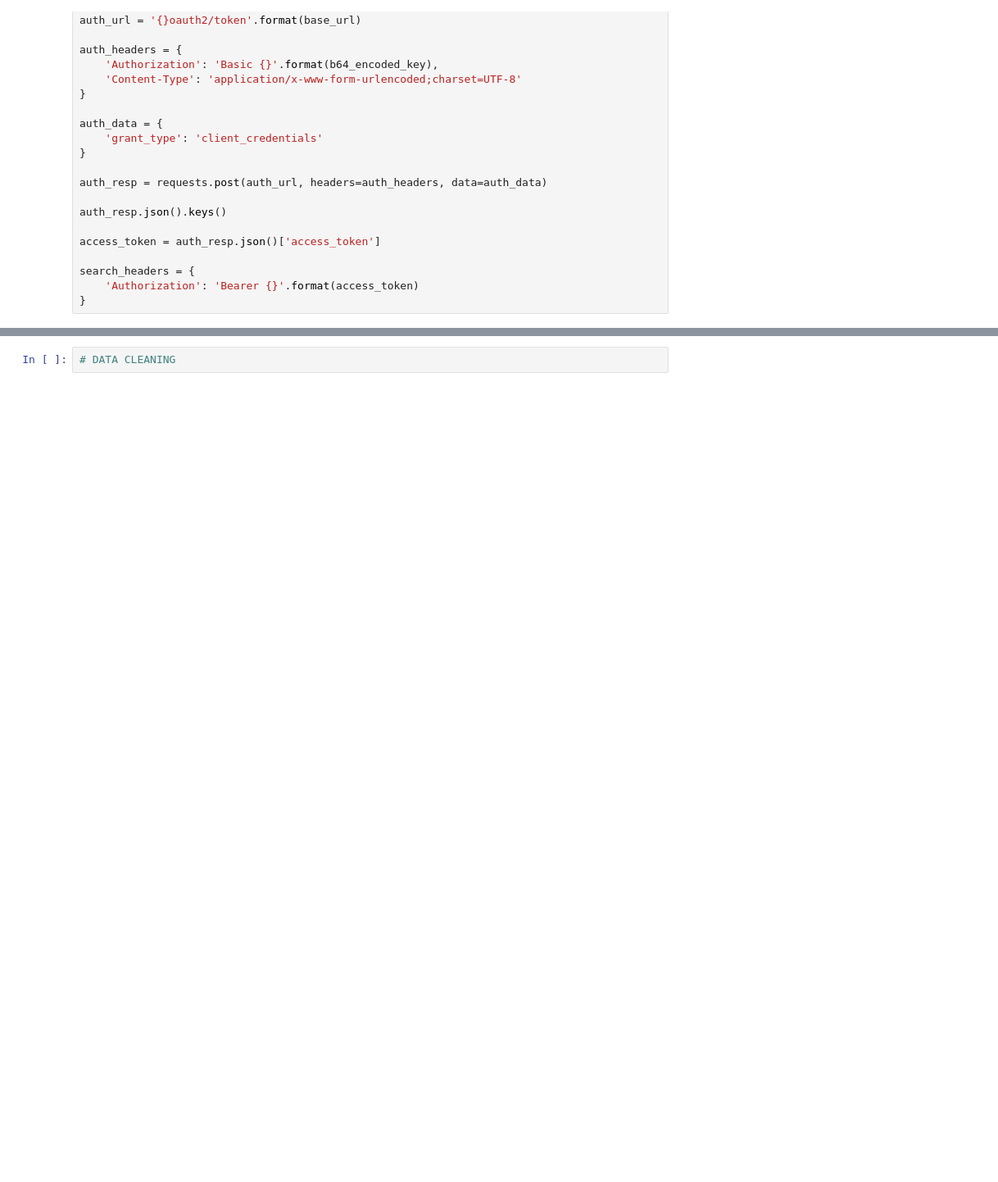
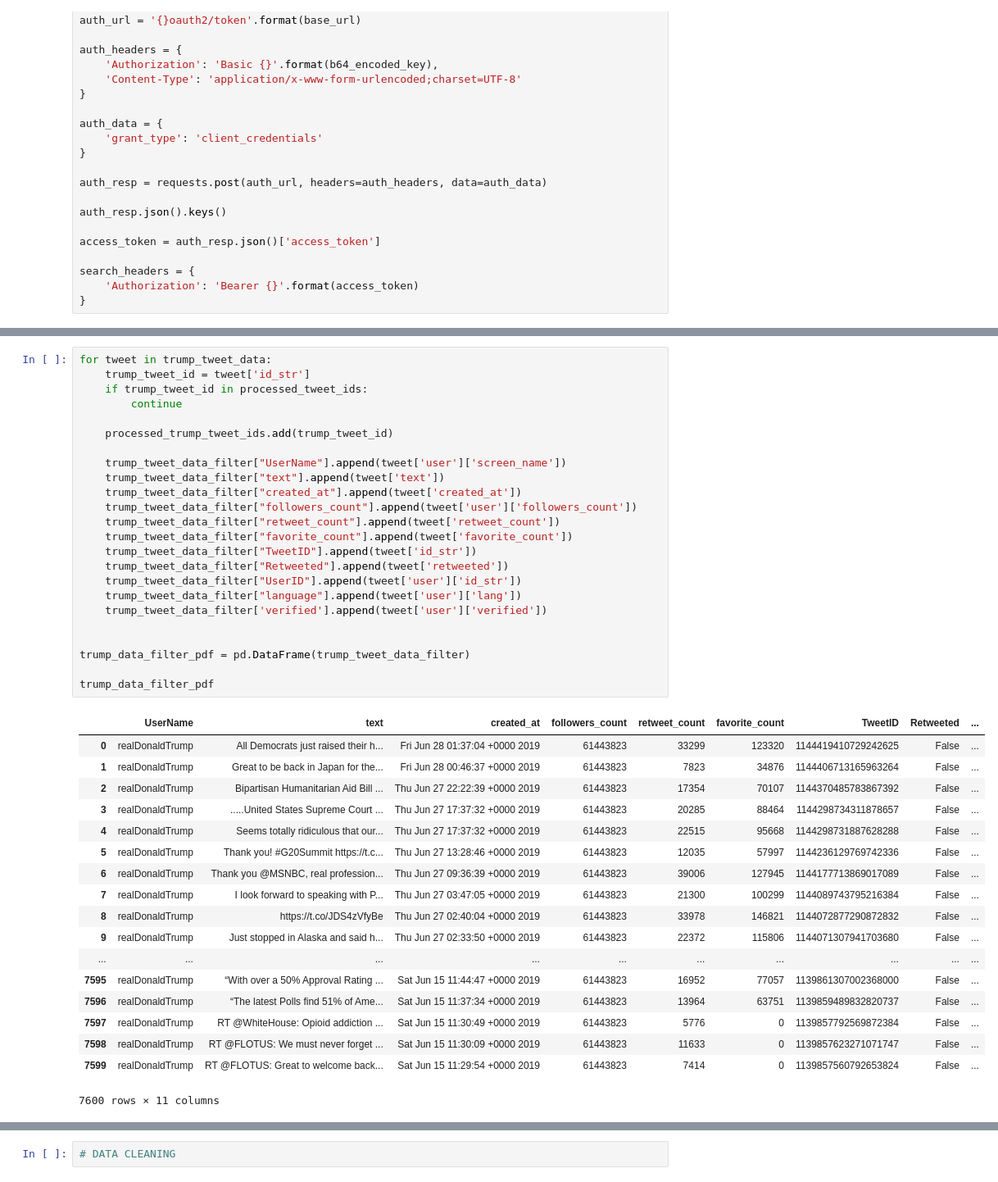
Before and after one commit to prathamantri/TwitterQueens, a Jupyter notebook: Starter_Notebook_New.ipynb, the cells around one changed output, grey strips where cells are left out. Shown at 82% size. Cells and saved outputs as stored; diff of their text form; blank space fills up the shorter version.

```diff
--- a/Starter_Notebook_New.ipynb
+++ b/Starter_Notebook_New.ipynb
@@ -188,0 +173,43 @@ trump_data_filter_pdf
+# %%
+for tweet in trump_tweet_data:
+    trump_tweet_id = tweet['id_str']
+    if trump_tweet_id in processed_tweet_ids:
+        continue
+
+    processed_trump_tweet_ids.add(trump_tweet_id)
+
+    trump_tweet_data_filter["UserName"].append(tweet['user']['screen_name'])
+    trump_tweet_data_filter["text"].append(tweet['text'])
+    trump_tweet_data_filter["created_at"].append(tweet['created_at'])
+    trump_tweet_data_filter["followers_count"].append(tweet['user']['followers_count'])
+    trump_tweet_data_filter["retweet_count"].append(tweet['retweet_count'])
+    trump_tweet_data_filter["favorite_count"].append(tweet['favorite_count'])
+    trump_tweet_data_filter["TweetID"].append(tweet['id_str'])
+    trump_tweet_data_filter["Retweeted"].append(tweet['retweeted'])
+    trump_tweet_data_filter["UserID"].append(tweet['user']['id_str'])
+    trump_tweet_data_filter["language"].append(tweet['user']['lang'])
+    trump_tweet_data_filter['verified'].append(tweet['user']['verified'])
+
+
+trump_data_filter_pdf = pd.DataFrame(trump_tweet_data_filter)
+
+trump_data_filter_pdf
+# %% [output]
+|  | UserName | text | created_at | followers_count | retweet_count | favorite_count | TweetID | Retweeted | ... |
+| 0 | realDonaldTrump | All Democrats just raised their h... | Fri Jun 28 01:37:04 +0000 2019 | 61443823 | 33299 | 123320 | 1144419410729242625 | False | ... |
+| 1 | realDonaldTrump | Great to be back in Japan for the... | Fri Jun 28 00:46:37 +0000 2019 | 61443823 | 7823 | 34876 | 1144406713165963264 | False | ... |
+| 2 | realDonaldTrump | Bipartisan Humanitarian Aid Bill ... | Thu Jun 27 22:22:39 +0000 2019 | 61443823 | 17354 | 70107 | 1144370485783867392 | False | ... |
+| 3 | realDonaldTrump | .....United States Supreme Court ... | Thu Jun 27 17:37:32 +0000 2019 | 61443823 | 20285 | 88464 | 1144298734311878657 | False | ... |
+| 4 | realDonaldTrump | Seems totally ridiculous that our... | Thu Jun 27 17:37:32 +0000 2019 | 61443823 | 22515 | 95668 | 1144298731887628288 | False | ... |
+| 5 | realDonaldTrump | Thank you! #G20Summit https://t.c... | Thu Jun 27 13:28:46 +0000 2019 | 61443823 | 12035 | 57997 | 1144236129769742336 | False | ... |
+| 6 | realDonaldTrump | Thank you @MSNBC, real profession... | Thu Jun 27 09:36:39 +0000 2019 | 61443823 | 39006 | 127945 | 1144177713869017089 | False | ... |
+| 7 | realDonaldTrump | I look forward to speaking with P... | Thu Jun 27 03:47:05 +0000 2019 | 61443823 | 21300 | 100299 | 1144089743795216384 | False | ... |
+| 8 | realDonaldTrump | https://t.co/JDS4zVfyBe | Thu Jun 27 02:40:04 +0000 2019 | 61443823 | 33978 | 146821 | 1144072877290872832 | False | ... |
+| 9 | realDonaldTrump | Just stopped in Alaska and said h... | Thu Jun 27 02:33:50 +0000 2019 | 61443823 | 22372 | 115806 | 1144071307941703680 | False | ... |
+| ... | ... | ... | ... | ... | ... | ... | ... | ... | ... |
+| 7595 | realDonaldTrump | “With over a 50% Approval Rating ... | Sat Jun 15 11:44:47 +0000 2019 | 61443823 | 16952 | 77057 | 1139861307002368000 | False | ... |
+| 7596 | realDonaldTrump | “The latest Polls find 51% of Ame... | Sat Jun 15 11:37:34 +0000 2019 | 61443823 | 13964 | 63751 | 1139859489832820737 | False | ... |
+| 7597 | realDonaldTrump | RT @WhiteHouse: Opioid addiction ... | Sat Jun 15 11:30:49 +0000 2019 | 61443823 | 5776 | 0 | 1139857792569872384 | False | ... |
+| 7598 | realDonaldTrump | RT @FLOTUS: We must never forget ... | Sat Jun 15 11:30:09 +0000 2019 | 61443823 | 11633 | 0 | 1139857623271071747 | False | ... |
+| 7599 | realDonaldTrump | RT @FLOTUS: Great to welcome back... | Sat Jun 15 11:29:54 +0000 2019 | 61443823 | 7414 | 0 | 1139857560792653824 | False | ... |
+7600 rows × 11 columns
```
Also changed, not shown: parts of 7 cells of this notebook, 3 other files.
